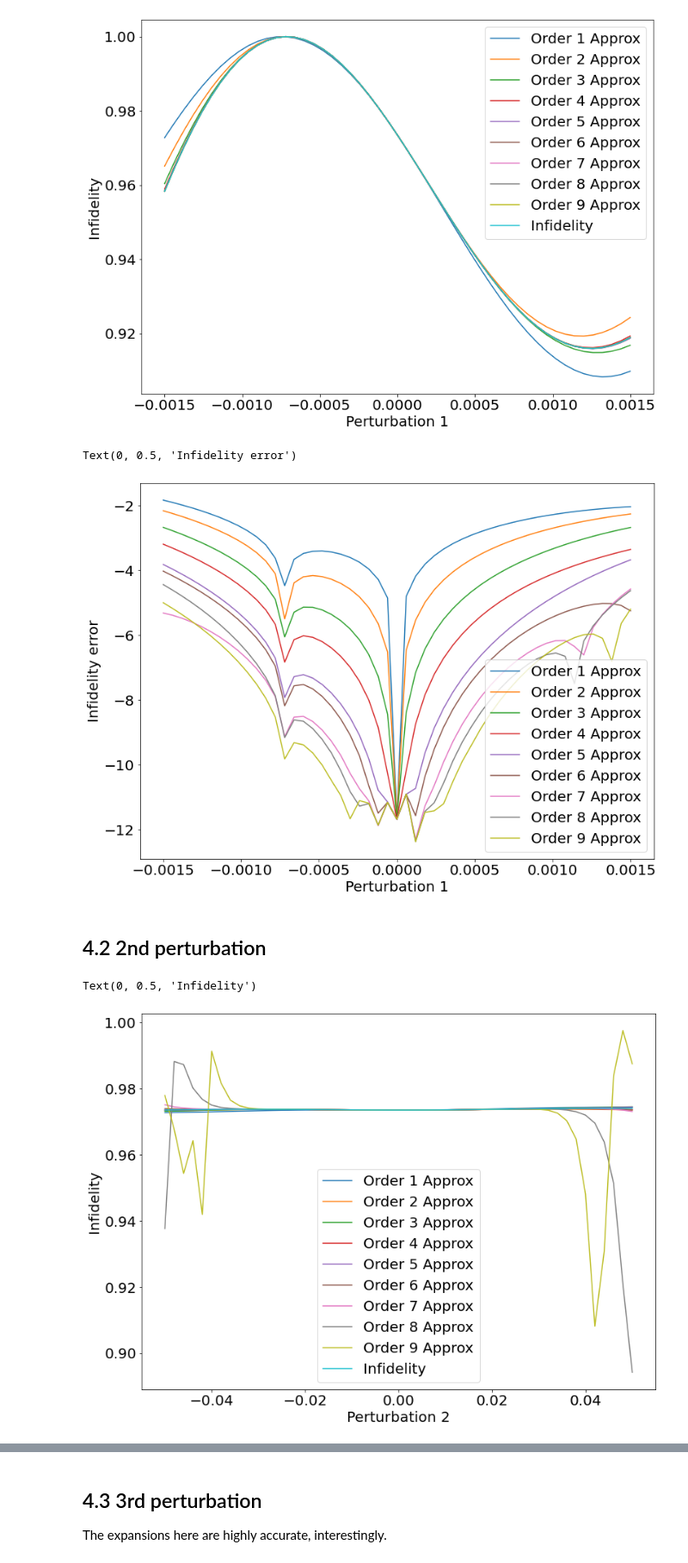
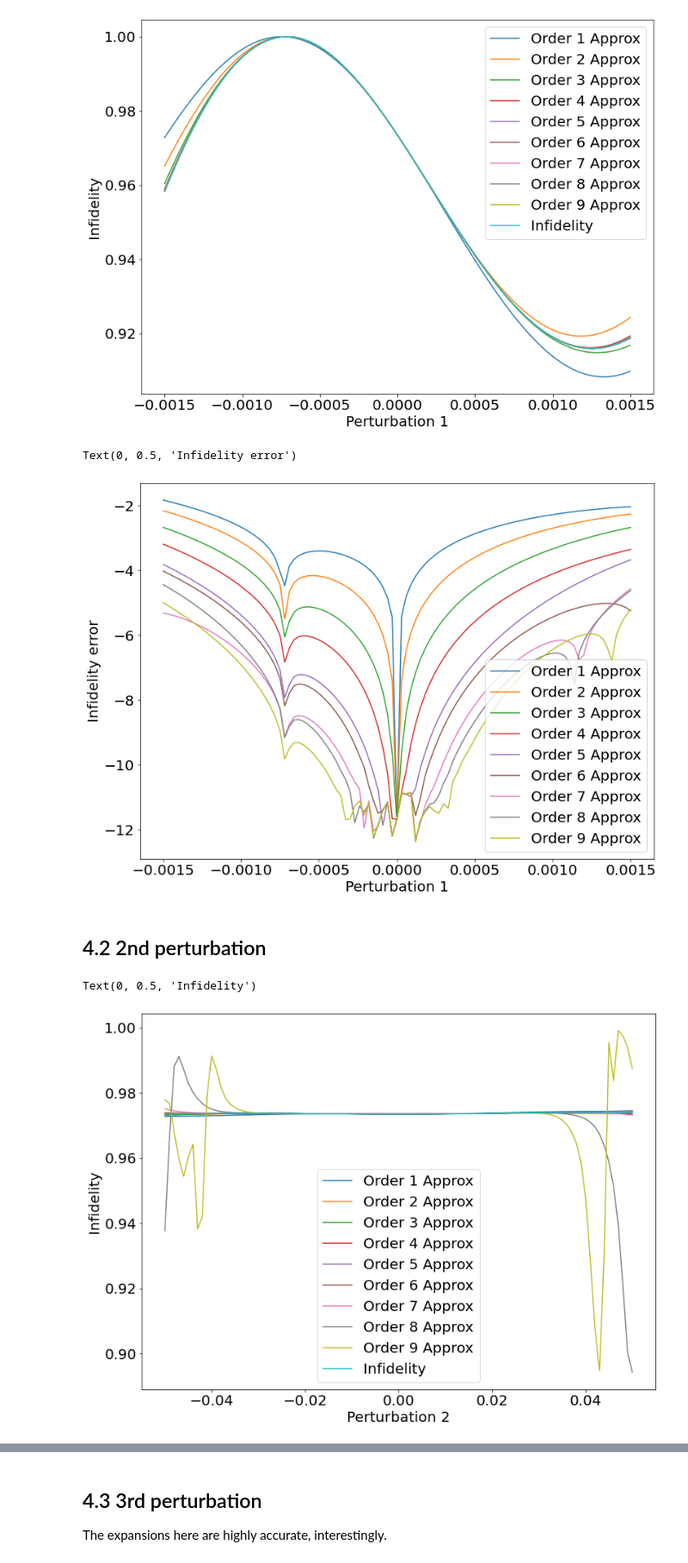
Before and after one commit to DanPuzzuoli/multivariable_dyson_magnus, a Jupyter notebook: control_example.ipynb, the cells around one changed output, grey strips where cells are left out. Shown at 86% size. Cells and saved outputs as stored; diff of their text form; code cells hidden in the pictures.

```diff
--- a/control_example.ipynb
+++ b/control_example.ipynb
@@ -300,7 +300,7 @@ max_magnus_order = 9
 # %% [markdown]
 ## 4.1 1st perturbation
 # %%
-perturb1_vals = jnp.linspace(-0.0015, 0.0015, 51)
+perturb1_vals = jnp.linspace(-0.0015, 0.0015, 101)
 
 perturb1_results = compute_1d_perturbation_comparison(
     rand_control_params,
@@ -334,30 +334,30 @@ plt.xlabel('Perturbation 1')
 plt.ylabel('Infidelity error')
 # %% [output]
 Text(0, 0.5, 'Infidelity error')
-[figure, old version]
+[figure, new version]
 # %% [markdown]
 ## 4.2 2nd perturbation
 # %%
-perturb2_vals = jnp.linspace(-0.05, 0.05, 51)
+perturb2_vals = jnp.linspace(-0.05, 0.05, 101)
 
 perturb2_results = compute_1d_perturbation_comparison(
     rand_control_params,
     jnp.array([0., 1., 0., 0., 0., 0.]),
     perturbation = lambda t: -1j * perturb2,
     perturb_vals=perturb2_vals,
     max_magnus_order=max_magnus_order
 )
 
 for k in range(max_magnus_order):
     plt.plot(perturb2_vals, perturb2_results[1][k],label=f'Order {k+1} Approx')
 
 plt.plot(perturb2_vals, perturb2_results[0], label='Infidelity')
 plt.legend()
 plt.xlabel('Perturbation 2')
 plt.ylabel('Infidelity')
 # %% [output]
 Text(0, 0.5, 'Infidelity')
-[figure, old version]
+[figure, new version]
 # %%
 # error plot
 errors2 = [
```
Also changed, not shown: parts of 11 cells of this notebook, 1 other file.
